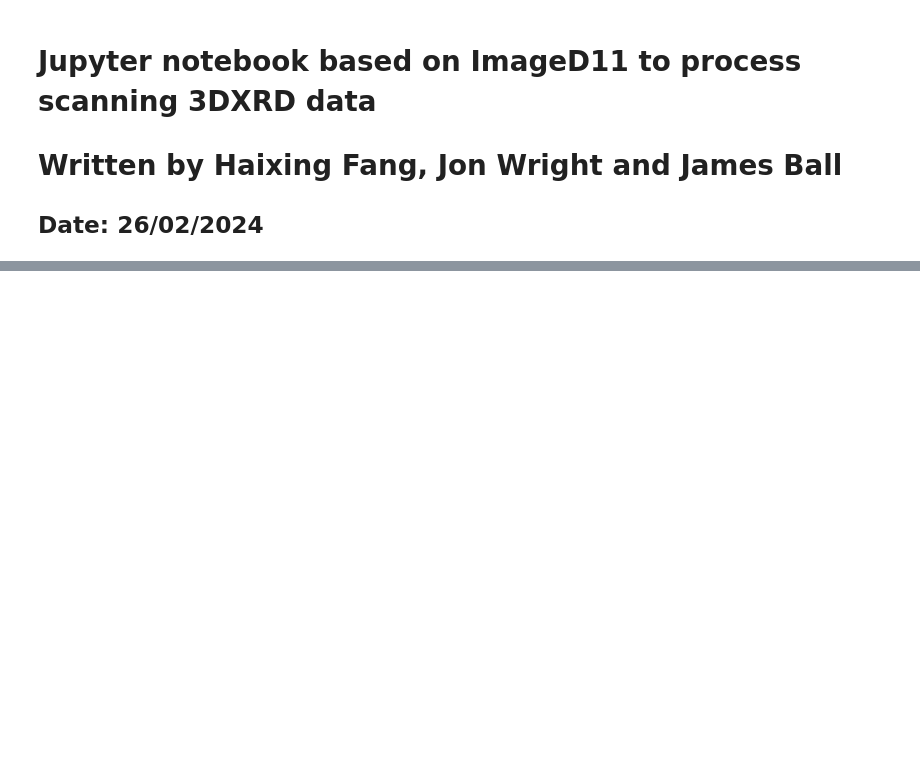
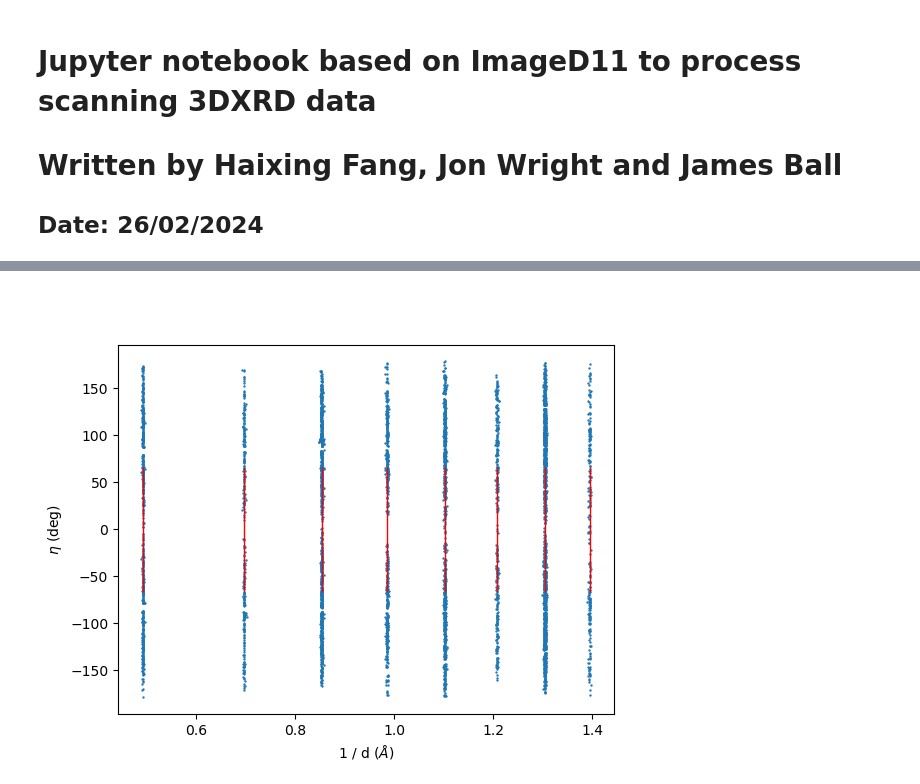
Before and after one commit to FABLE-3DXRD/ImageD11, a Jupyter notebook: ImageD11/nbGui/S3DXRD/1_S3DXRD_index.ipynb, the cells around one changed output, grey strips where cells are left out. Saved outputs shown, nothing was run; the diff lists cells and outputs as text; code cells hidden in the pictures; blank space fills up the shorter version.

```diff
--- a/ImageD11/nbGui/S3DXRD/1_S3DXRD_index.ipynb
+++ b/ImageD11/nbGui/S3DXRD/1_S3DXRD_index.ipynb
@@ -214,15 +244,17 @@ Fe.makerings(cf_strong.ds.max())
 # %%
 # now let's plot our peaks again, with the rings from the unitcell included, to check our lattice parameters are good
 
 fig, ax = plt.subplots()
 
 skip=1
-ax.plot( cf_strong.ds[::skip], cf_strong.eta[::skip],',',alpha=0.5)
-ax.plot( Fe.ringds, [0,]*len(Fe.ringds), '|', ms=90 )
+ax.scatter( cf_strong.ds[::skip], cf_strong.eta[::skip], s=0.5)
+ax.plot( Fe.ringds, [0,]*len(Fe.ringds), '|', ms=90, c="red")
 ax.set_xlabel('1 / d ($\AA$)')
 ax.set_ylabel('$\\eta$ (deg)')
 
 plt.show()
+# %% [output]
+[figure, added]
 # %%
 # specify our ImageD11 indexer with these peaks
 # we're aiming to index around 3_000 to 10_000 peaks
```
Also changed, not shown: parts of 6 cells of this notebook, 6 other files.
